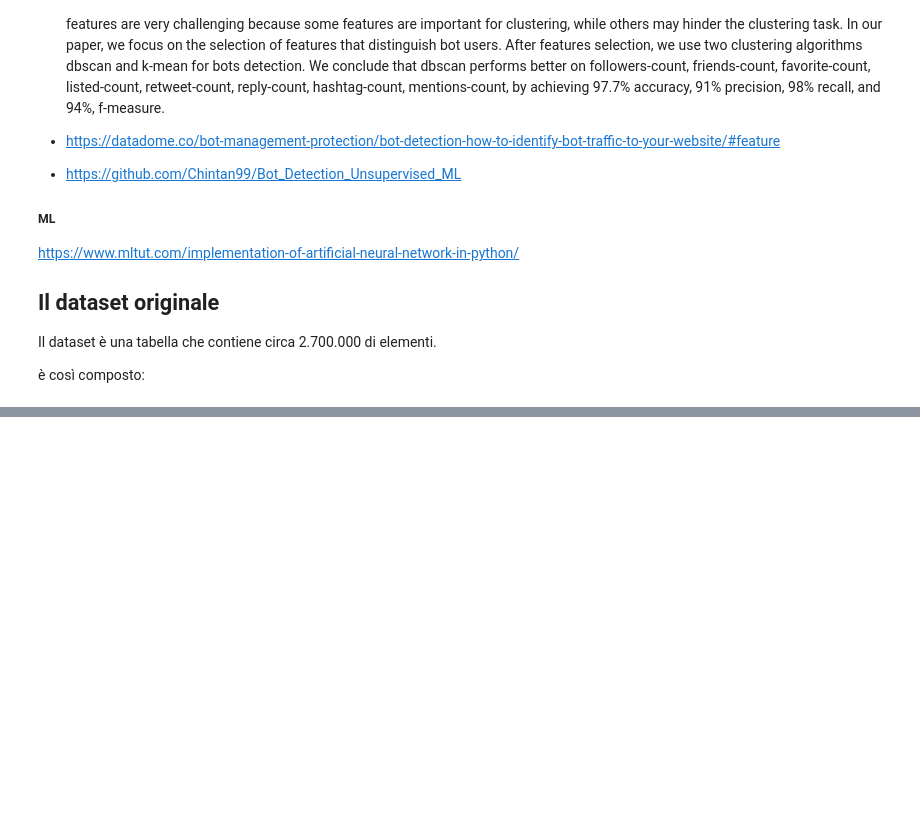
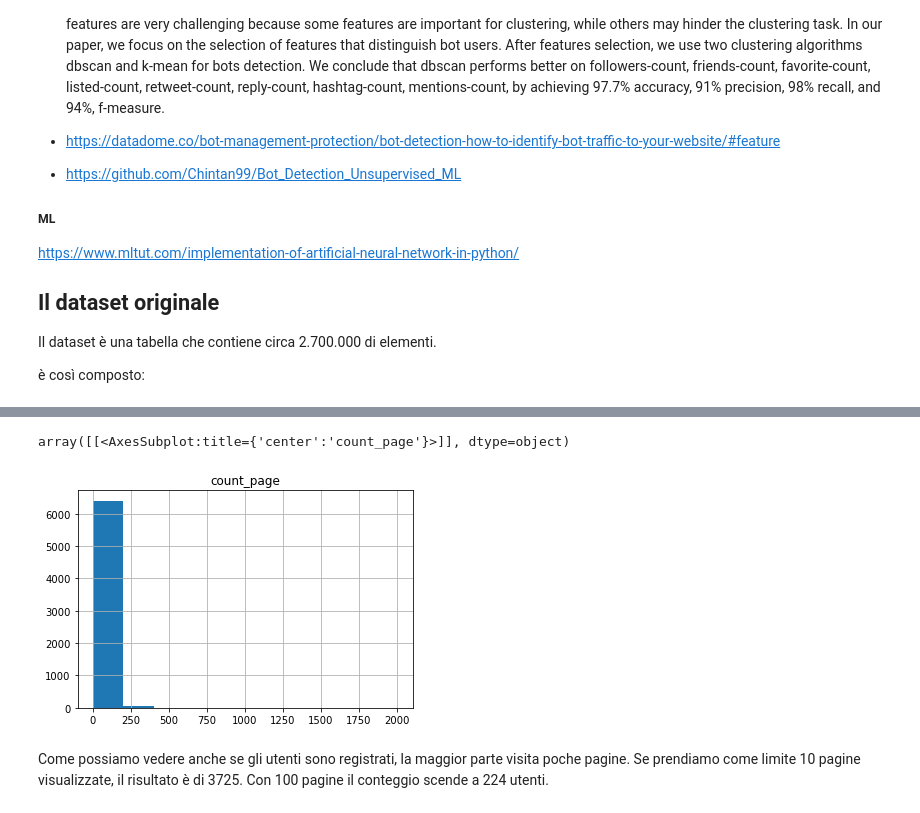
Before and after one commit to francobelloni85/DataMiningUni, a Jupyter notebook: BotDetection.ipynb, the cells around one changed output, grey strips where cells are left out. Drawn from its saved outputs; the diff is of its cells as text; code cells hidden in the pictures; blank space fills up the shorter version.

```diff
--- a/BotDetection.ipynb
+++ b/BotDetection.ipynb
@@ -69,0 +44,22 @@ db_connection.dispose()
+# %%
+# Query the DB. The result is return as dataframe
+def query_db(sql_query: str):
+    db_connection_str = 'mysql+pymysql://root:admin@127.0.0.1/sql1238724_5'
+    db_connection = create_engine(db_connection_str)
+    data = pd.read_sql(sql_query, con=db_connection)
+    db_connection.dispose()
+    if data != None:
+        return data.copy(deep=True)
+
+def update_db(sql_query: str) -> int:
+    mydb = mysql.connector.connect(
+      host="localhost",
+      user="root",
+      password="admin",
+      database="sql1238724_5"
+    )
+    mycursor = mydb.cursor()
+    # sql = "UPDATE customers SET address = 'Canyon 123' WHERE address = 'Valley 345'"
+    mycursor.execute(sql_query)
+    mydb.commit()
+    return mycursor.rowcount
@@ -69,0 +90,4 @@ db_connection.dispose()
+# %%
+sql = 'SELECT count(*) as count_page FROM ese_analytics_exercise_full where userID > 0 group by ip order by count_page desc;'
+data_result = query_db(sql)
+print(data_result)
@@ -69,0 +109,9 @@ db_connection.dispose()
+# %%
+data_result.hist(column='count_page')
+# %% [output]
+array([[<AxesSubplot:title={'center':'count_page'}>]], dtype=object)
+[figure, added]
+# %% [markdown]
+Come possiamo vedere anche se gli utenti sono registrati, la maggior parte visita poche pagine.
+Se prendiamo come limite 10 pagine visualizzate, il risultato è di 3725.
+Con 100 pagine il conteggio scende a 224 utenti.
```
Also changed, not shown: parts of 13 cells of this notebook, 5 other files.
